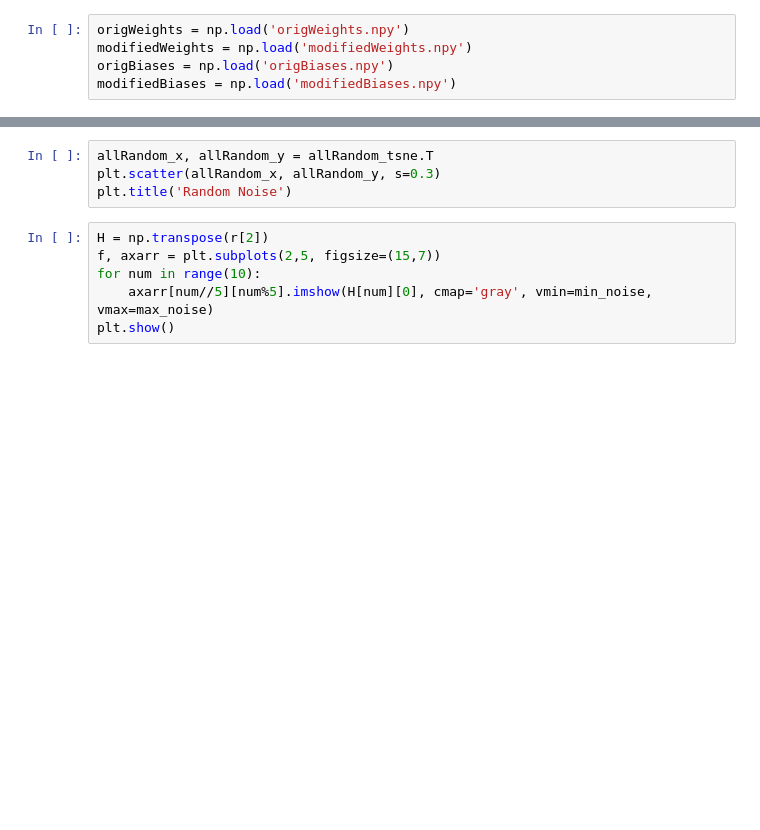
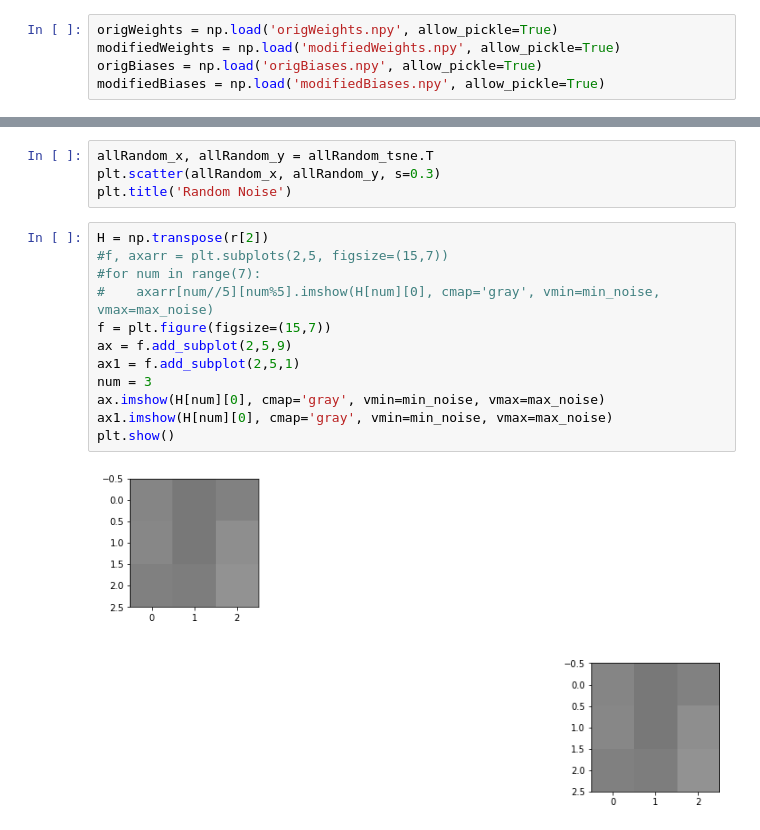
Before and after one commit to vorzawk/mdlAttack, a Jupyter notebook: mdlAttack_tsnePatterns.ipynb, the cells around one changed output, grey strips where cells are left out. Cells and saved outputs as stored; diff of their text form; blank space fills up the shorter version.

```diff
--- a/mdlAttack_tsnePatterns.ipynb
+++ b/mdlAttack_tsnePatterns.ipynb
@@ -5,10 +5,10 @@ import numpy as np
 from matplotlib import pyplot as plt
 from sklearn.manifold import TSNE
 # %%
-origWeights = np.load('origWeights.npy')
-modifiedWeights = np.load('modifiedWeights.npy')
-origBiases = np.load('origBiases.npy')
-modifiedBiases = np.load('modifiedBiases.npy')
+origWeights = np.load('origWeights.npy', allow_pickle=True)
+modifiedWeights = np.load('modifiedWeights.npy', allow_pickle=True)
+origBiases = np.load('origBiases.npy', allow_pickle=True)
+modifiedBiases = np.load('modifiedBiases.npy', allow_pickle=True)
 # %%
 def compute_minAndMax(listArrays):
     '''
@@ -142,10 +142,18 @@ plt.scatter(allRandom_x, allRandom_y, s=0.3)
 plt.title('Random Noise')
 # %%
 H = np.transpose(r[2])
-f, axarr = plt.subplots(2,5, figsize=(15,7))
-for num in range(10):
-    axarr[num//5][num%5].imshow(H[num][0], cmap='gray', vmin=min_noise, vmax=max_noise)
+#f, axarr = plt.subplots(2,5, figsize=(15,7))
+#for num in range(7):
+#    axarr[num//5][num%5].imshow(H[num][0], cmap='gray', vmin=min_noise, vmax=max_noise)
+f = plt.figure(figsize=(15,7))
+ax = f.add_subplot(2,5,9)
+ax1 = f.add_subplot(2,5,1)
+num = 3
+ax.imshow(H[num][0], cmap='gray', vmin=min_noise, vmax=max_noise)
+ax1.imshow(H[num][0], cmap='gray', vmin=min_noise, vmax=max_noise)
 plt.show()
+# %% [output]
+[figure, added]
 # %%
 f, axarr = plt.subplots(2,5, figsize=(15,7))
 for num in range(10):
```
Also changed, not shown: parts of 2 cells of this notebook, 1 other file.
